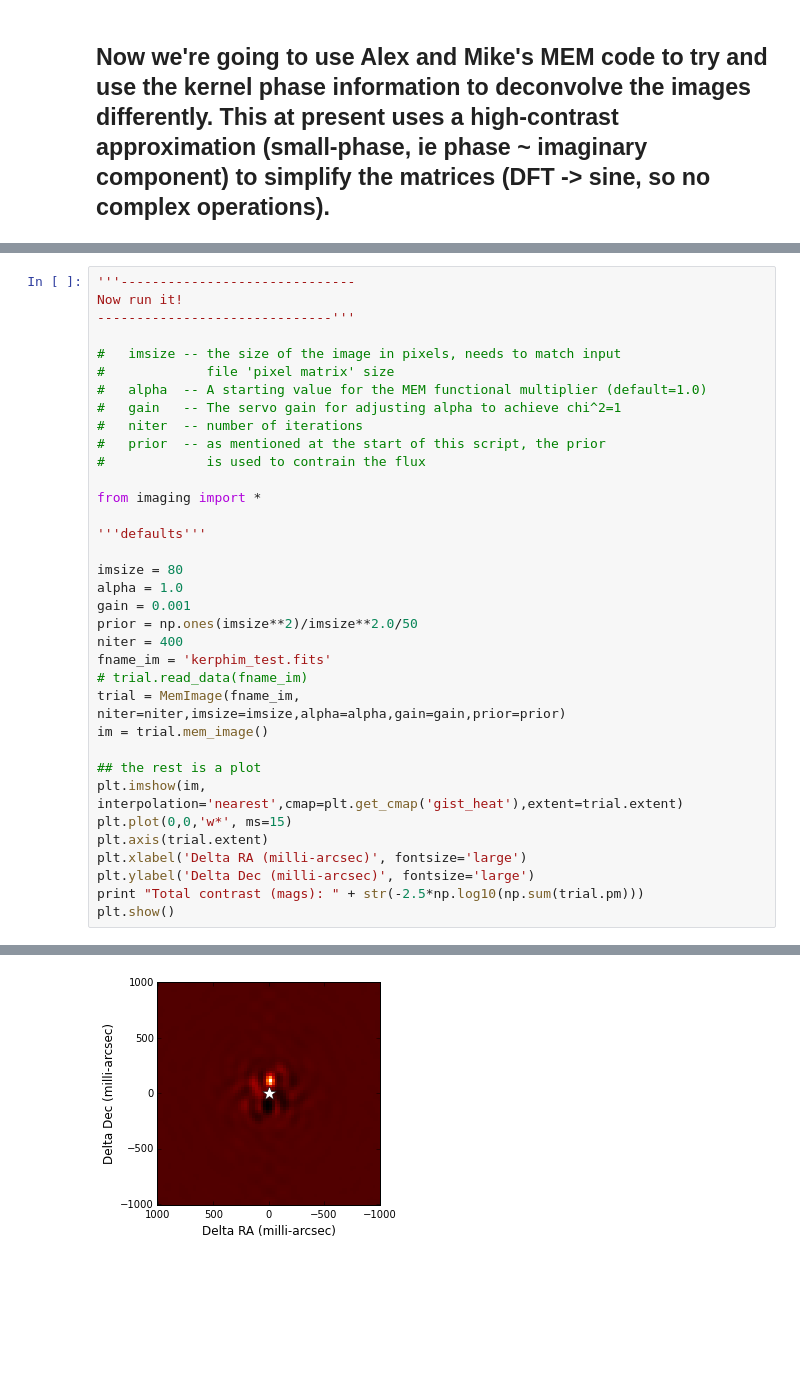
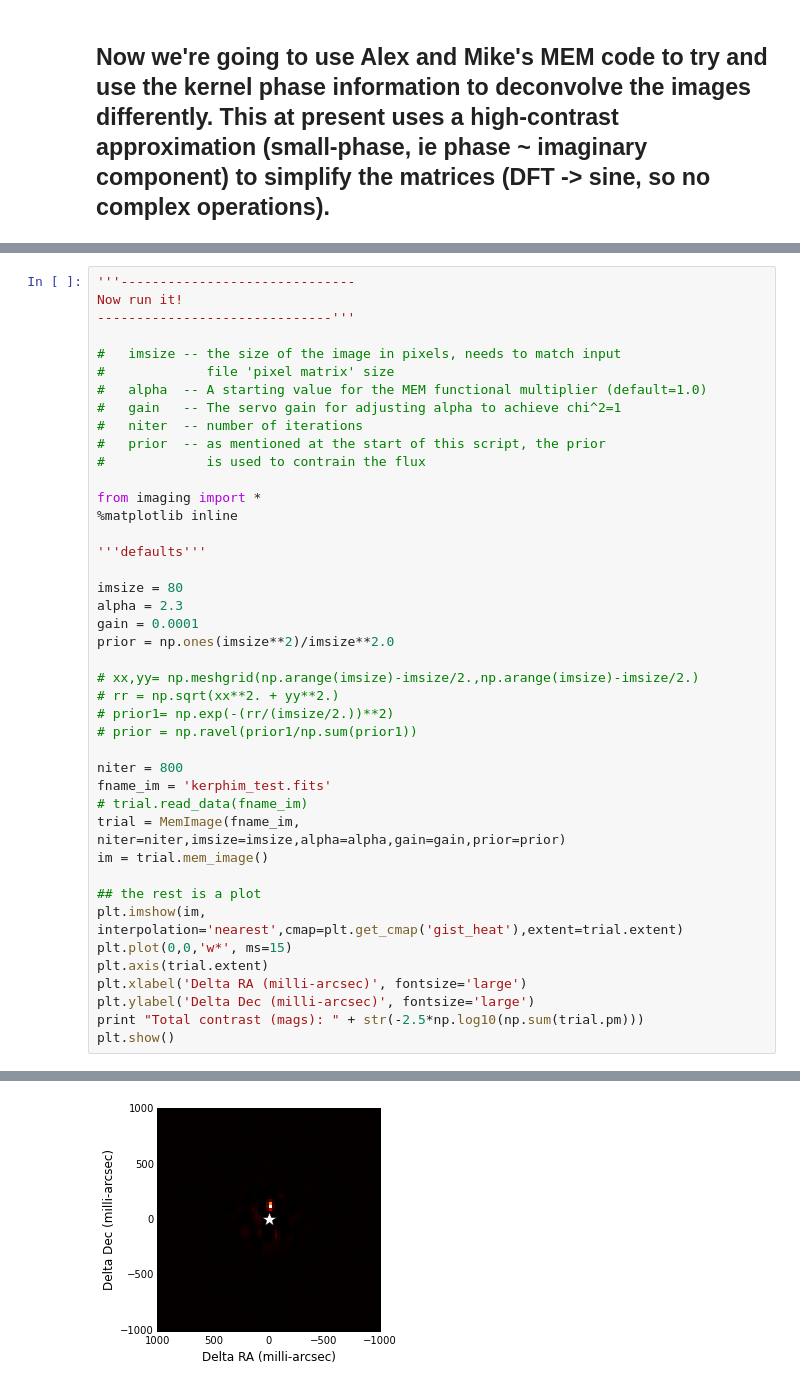
Before and after one commit to benjaminpope/pysco, a Jupyter notebook: analysis.ipynb, the cells around one changed output, grey strips where cells are left out. Drawn from its saved outputs; the diff is of its cells as text; blank space fills up the shorter version.

```diff
--- a/analysis.ipynb
+++ b/analysis.ipynb
@@ -297,14 +297,21 @@ Now run it!
 #			  is used to contrain the flux
 
 from imaging import *
+%matplotlib inline
 
 '''defaults'''
 
 imsize = 80
-alpha = 1.0
-gain = 0.001
-prior = np.ones(imsize**2)/imsize**2.0/50
-niter = 400
+alpha = 2.3
+gain = 0.0001
+prior = np.ones(imsize**2)/imsize**2.0
+
+# xx,yy= np.meshgrid(np.arange(imsize)-imsize/2.,np.arange(imsize)-imsize/2.)
+# rr = np.sqrt(xx**2. + yy**2.)
+# prior1= np.exp(-(rr/(imsize/2.))**2)
+# prior = np.ravel(prior1/np.sum(prior1))
+
+niter = 800
 fname_im = 'kerphim_test.fits'
 # trial.read_data(fname_im)
 trial = MemImage(fname_im, niter=niter,imsize=imsize,alpha=alpha,gain=gain,prior=prior)
@@ -339 +346 @@ Total contrast (mags): 5.32997236383
-[figure, old version]
+[figure, new version]
```
Also changed, not shown: parts of 7 cells of this notebook, 1 other file.
